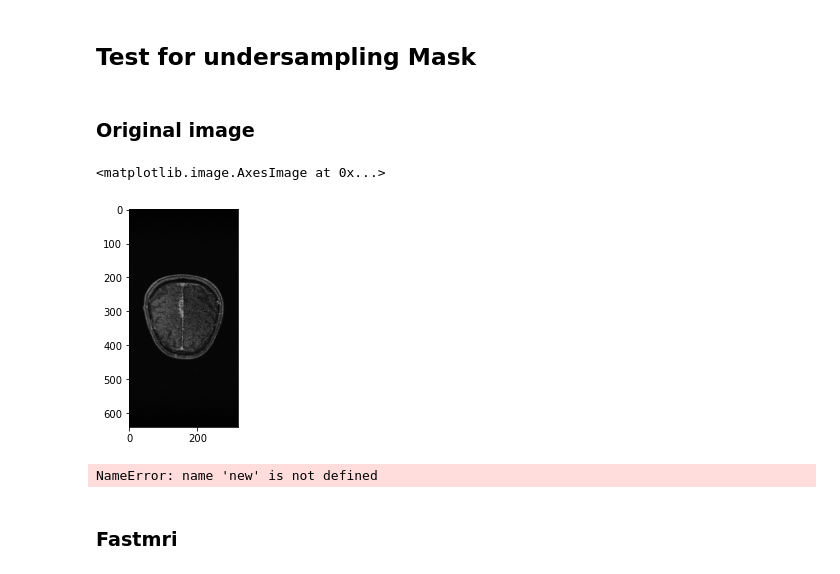
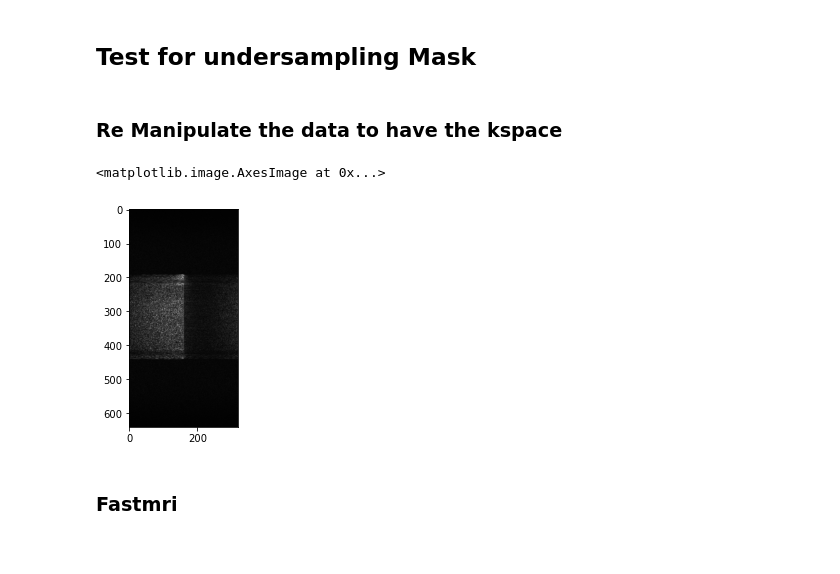
Before and after one commit to mind-inria/mri-dl-recon, a Jupyter notebook: src/mri_dlrecon/functions_torch/tuto_function_torch.ipynb, the cells around one changed output. Cells and saved outputs as stored; diff of their text form; code cells hidden in the pictures.

```diff
--- a/src/mri_dlrecon/functions_torch/tuto_function_torch.ipynb
+++ b/src/mri_dlrecon/functions_torch/tuto_function_torch.ipynb
@@ -56,17 +76,21 @@ torch.Size([16, 640, 320])
 # %% [markdown]
 ## Test for undersampling Mask
-# %% [markdown]
-### Original image
-# %%
-image_goodShape = new_image_singlecoil[0]
-plt.imshow(np.abs(image_goodShape.numpy()), cmap='gray')
-# %% [output]
-<matplotlib.image.AxesImage at 0x...>
-[figure, removed]
-# %%
-new
-# %% [output]
-NameError: name 'new' is not defined
+# %% [markdown]
+### Re Manipulate the data to have the kspace
+# %%
+dimension = len(new_image_singlecoil.shape) - 1
+
+if dimension == 2 :
+    kspace_singlecoil = torch.fft.fft(new_image_singlecoil)
+else :
+    kspace_singlecoil = torch.fft.fftn(new_image_singlecoil)
+
+
+kspace_goodShape = kspace_singlecoil[0]
+plt.imshow(np.abs(kspace_goodShape.numpy()), cmap='gray')
+# %% [output]
+<matplotlib.image.AxesImage at 0x...>
+[figure, added]
 # %% [markdown]
 ### Fastmri
 # %% [markdown]
```
Also changed, not shown: parts of 32 cells of this notebook, 2 other files.
